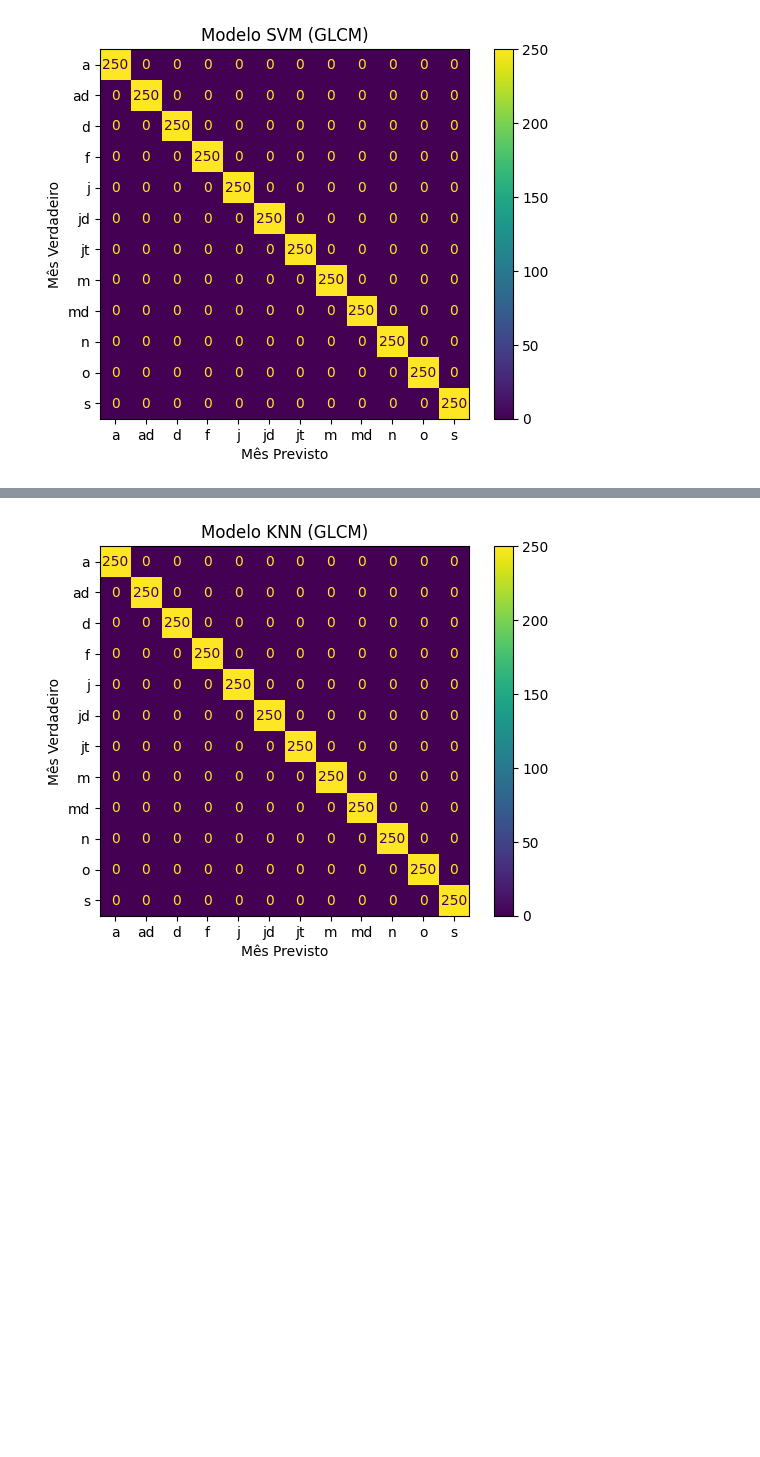
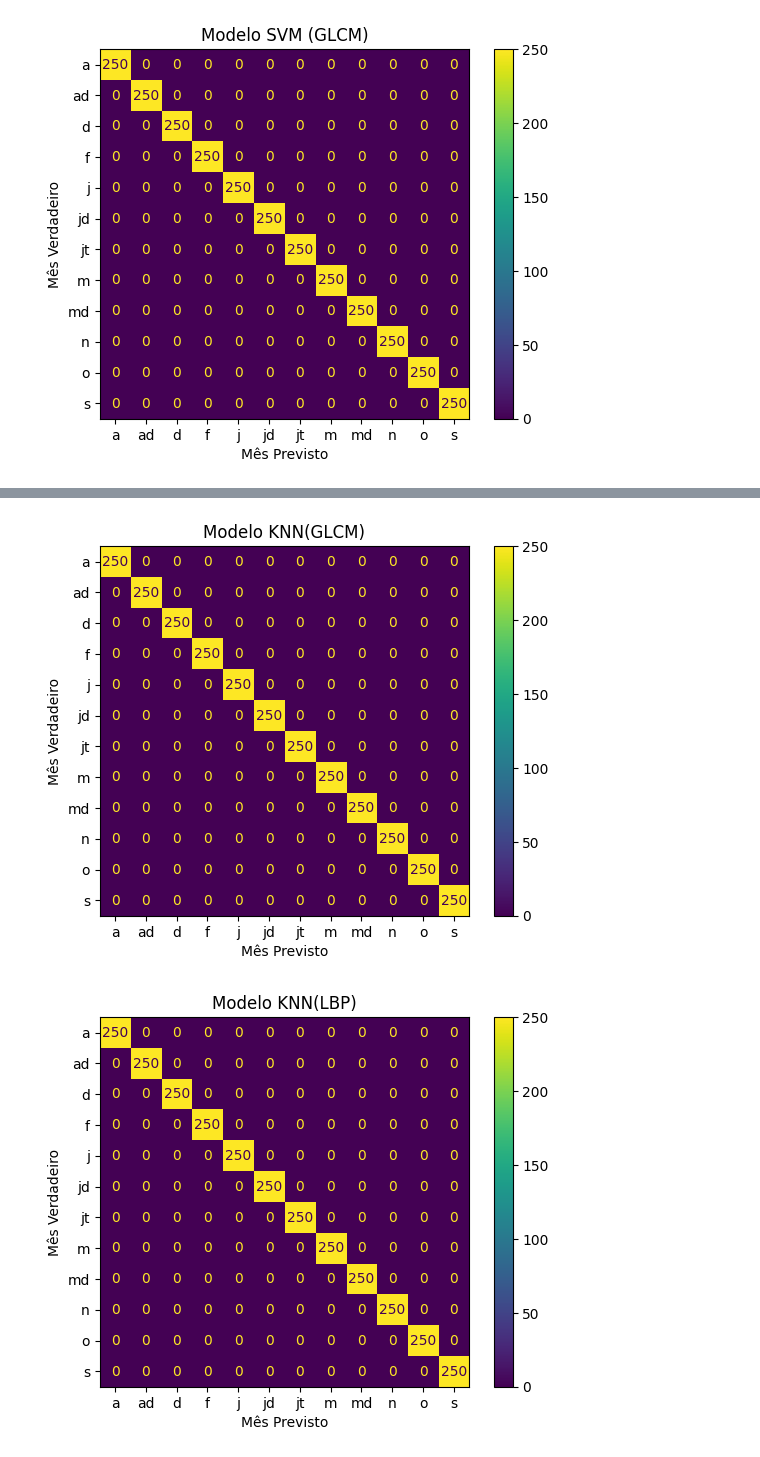
Before and after one commit to alguiguilo098/Trabalho-Final-Inteligencia-Computacional, a Jupyter notebook: main.ipynb, the cells around one changed output, grey strips where cells are left out. Saved outputs shown, nothing was run; the diff lists cells and outputs as text; code cells hidden in the pictures; blank space fills up the shorter version.

```diff
--- a/main.ipynb
+++ b/main.ipynb
@@ -140,7 +140,7 @@ parameters={
     "knn__weights":['uniform', 'distance']
 }
 
-knn=GridSearchCV(estimator=pipe,
+knnglcm=GridSearchCV(estimator=pipe,
                     param_grid=parameters,
                     scoring="f1_macro",
                     cv=CVPARTS,n_jobs=-1)
@@ -147,7 +175,4 @@ knn=GridSearchCV(estimator=pipe,
 # %%
-if DESCRIPTOR=="GLCM":
-    knn.fit(X=X_glcm,y=y)
-elif DESCRIPTOR=="LBP":
-    knn.fit(X=X_lbp,y=y)
-elif DESCRIPTOR=="LPQ":
-    knn.fit(X=X_lpq,y=y)
+knnglcm.fit(X=X_glcm,y=y)
+knnlbp.fit(X=X_lbp,y=y)
+knnlpq.fit(X=X_lpq,y=y)
@@ -164,0 +187,4 @@ knn.best_params_
+# %%
+ypredknnglcm=knnglcm.predict(X=X_glcm)
+ypredknnlbp=knnlbp.predict(X=X_lbp)
+ypredknnlpq=knnlpq.predict(X=X_lpq)
@@ -186,14 +308,32 @@ weighted avg       1.00      1.00      1.00      3000
 # %%
 #Confusion Matrix
 
-ConfusionMatrixDisplay.from_predictions(y,ypredknn)
+ConfusionMatrixDisplay.from_predictions(y,ypredknnglcm)
 
-plt.title("Modelo KNN"+" "+"("+DESCRIPTOR+")")
+plt.title("Modelo KNN(GLCM)")
 
 plt.xlabel("Mês Previsto")
 
 plt.ylabel("Mês Verdadeiro")
 
-plt.show()
+
+ConfusionMatrixDisplay.from_predictions(y,ypredknnlpq)
+
+plt.title("Modelo KNN(LBP)")
+
+plt.xlabel("Mês Previsto")
+
+plt.ylabel("Mês Verdadeiro")
+
+ConfusionMatrixDisplay.from_predictions(y,ypredknnlpq)
+
+plt.title("Modelo KNN(LPQ)")
+
+plt.xlabel("Mês Previsto")
+
+plt.ylabel("Mês Verdadeiro")
+
+plt.tight_layout()
 # %% [output]
-[figure, old version]
+[figure, new version]
+[figure, added]
```
Also changed, not shown: parts of 10 cells of this notebook, 4 other files.
